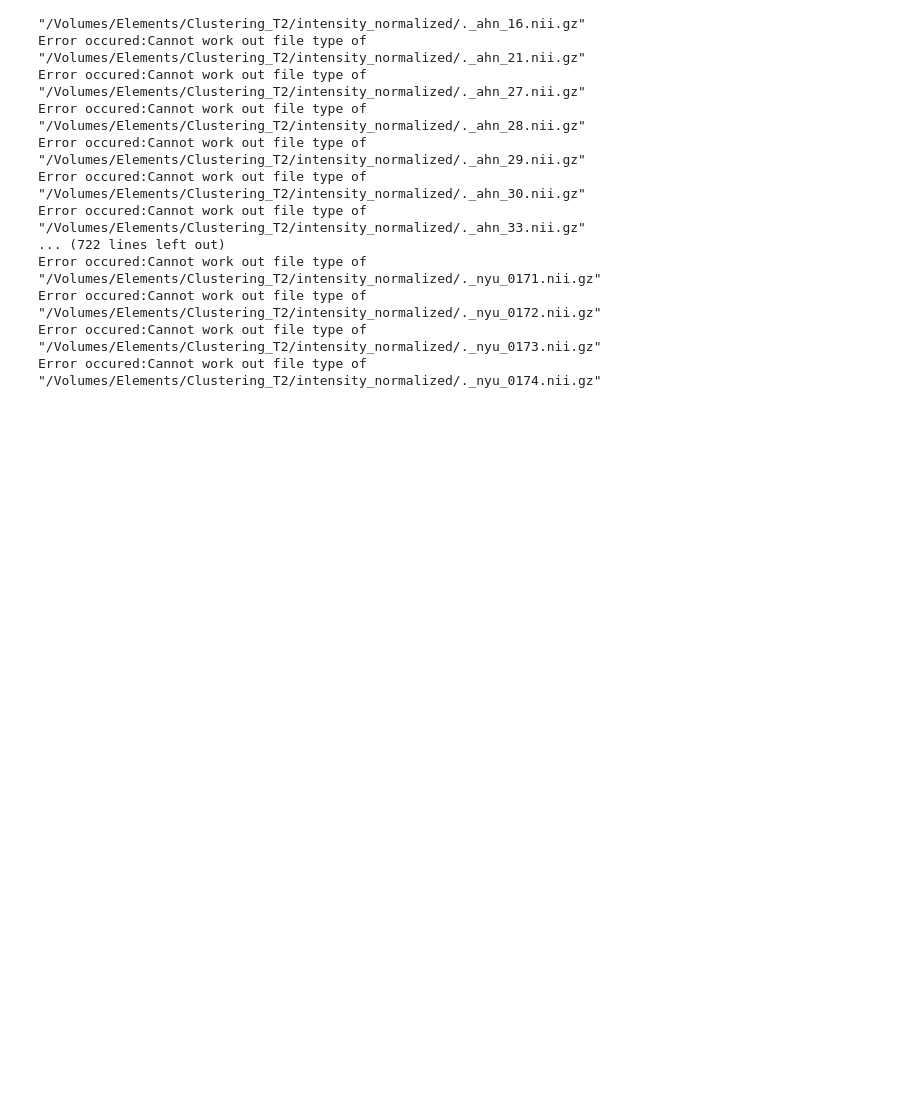
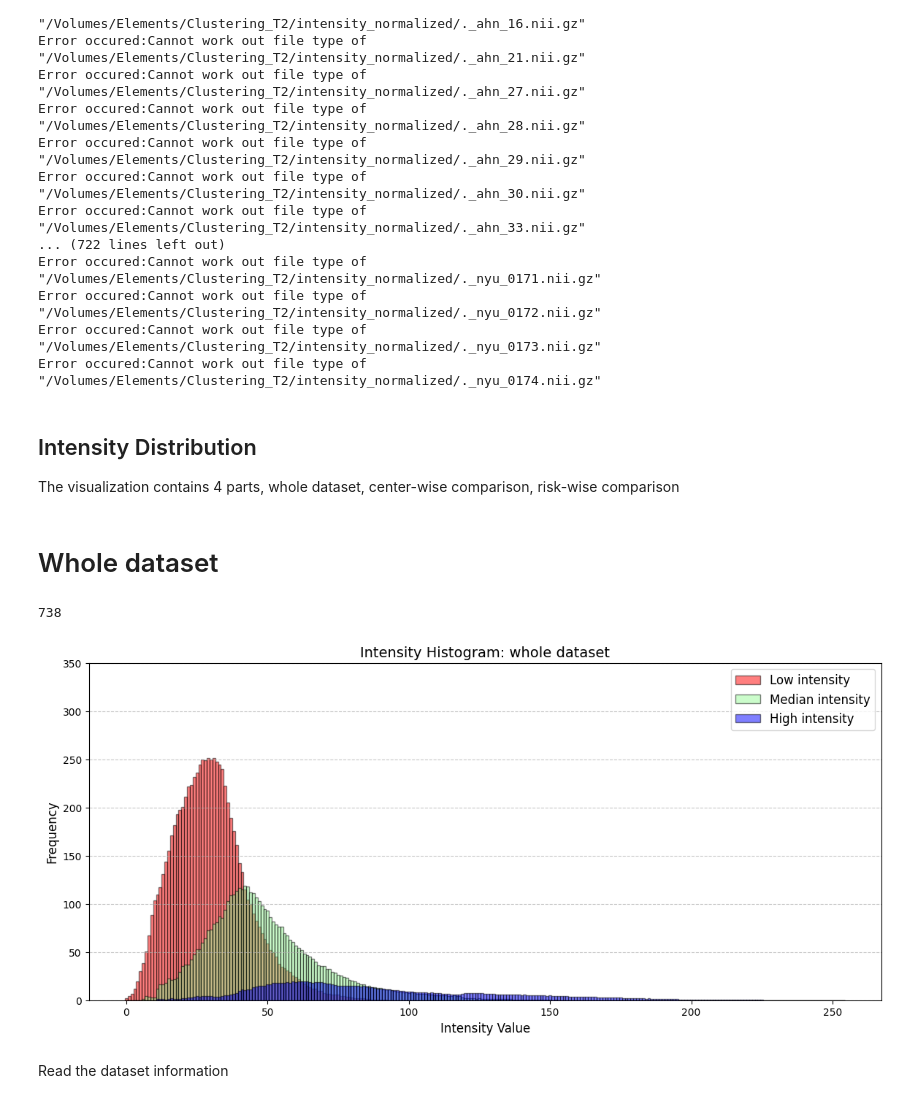
Before and after one commit to Zilian4/Pancreas-intensity-clustering, a Jupyter notebook: voxel intensity analysis.ipynb, the cells around one changed output. Drawn from its saved outputs; the diff is of its cells as text; code cells hidden in the pictures; blank space fills up the shorter version.

```diff
--- a/voxel intensity analysis.ipynb
+++ b/voxel intensity analysis.ipynb
@@ -61,3 +80,47 @@ Error occured:Cannot work out file type of "/Volumes/Elements/Clustering_T2/inte
 Error occured:Cannot work out file type of "/Volumes/Elements/Clustering_T2/intensity_normalized/._nyu_0172.nii.gz"
 Error occured:Cannot work out file type of "/Volumes/Elements/Clustering_T2/intensity_normalized/._nyu_0173.nii.gz"
 Error occured:Cannot work out file type of "/Volumes/Elements/Clustering_T2/intensity_normalized/._nyu_0174.nii.gz"
+# %%
+def get_avg_cluster_hist(cluster_dict:dict, sub_list = None):
+    if sub_list is None:
+        sub_list = cluster_dict.keys()
+
+    avg_cluster_1 =np.zeros(255)
+    avg_cluster_2 =np.zeros(255)
+    avg_cluster_3 =np.zeros(255)
+
+    for key in sub_list:
+        cluster_1 = cluster_dict[key]['cluster_1']
+        cluster_2 = cluster_dict[key]['cluster_2']
+        cluster_3 = cluster_dict[key]['cluster_3']
+        avg_cluster_1 += np.histogram(cluster_1, bins=255, range=(1, 255))[0]
+        avg_cluster_2 += np.histogram(cluster_2, bins=255, range=(1, 255))[0]
+        avg_cluster_3 += np.histogram(cluster_3, bins=255, range=(1, 255))[0]
+
+    avg_cluster_1 = avg_cluster_1/len(sub_list)
+    avg_cluster_2 = avg_cluster_2/len(sub_list)
+    avg_cluster_3 = avg_cluster_3/len(sub_list)
+    print(len(sub_list))
+    return avg_cluster_1,avg_cluster_2,avg_cluster_3
+# %%
+def lowercase_keys(d):
+    if isinstance(d, dict):
+        return {key.lower(): lowercase_keys(value) for key, value in d.items()}
+    else:
+        return d
+
+lowercase_dict = lowercase_keys(cluster_dict)
+# %% [markdown]
+## Intensity Distribution
+The visualization contains 4 parts, whole dataset, center-wise comparison, risk-wise comparison
+# %% [markdown]
+
+# Whole dataset
+# %%
+avg_1,avg_2,avg_3= get_avg_cluster_hist(lowercase_dict)
+plot_clusters(avg_1,avg_2,avg_3,title='whole dataset')
+# %% [output]
+738
+[figure, added]
+# %% [markdown]
+Read the dataset information
```
Also changed, not shown: parts of 23 cells of this notebook, 10 other files.
